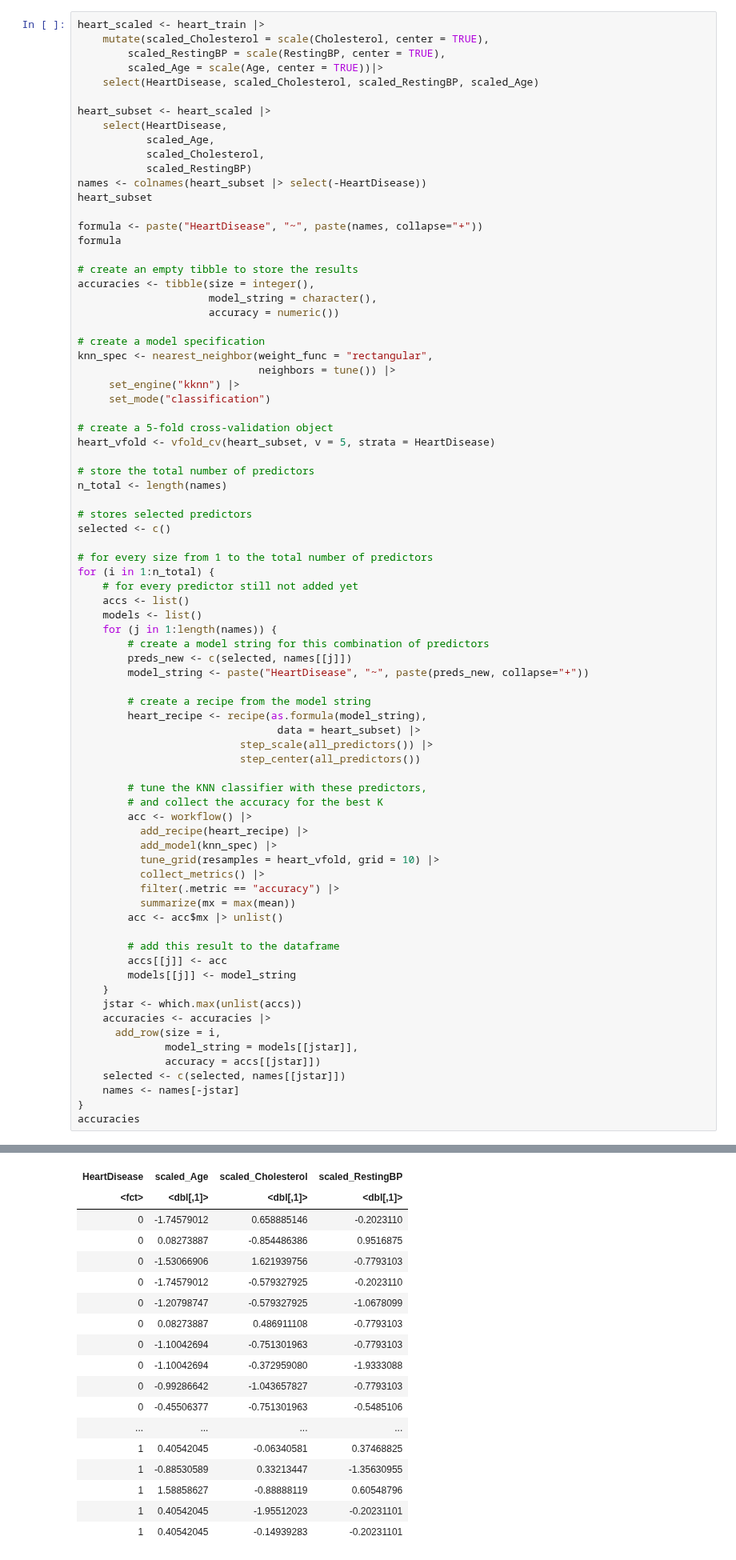
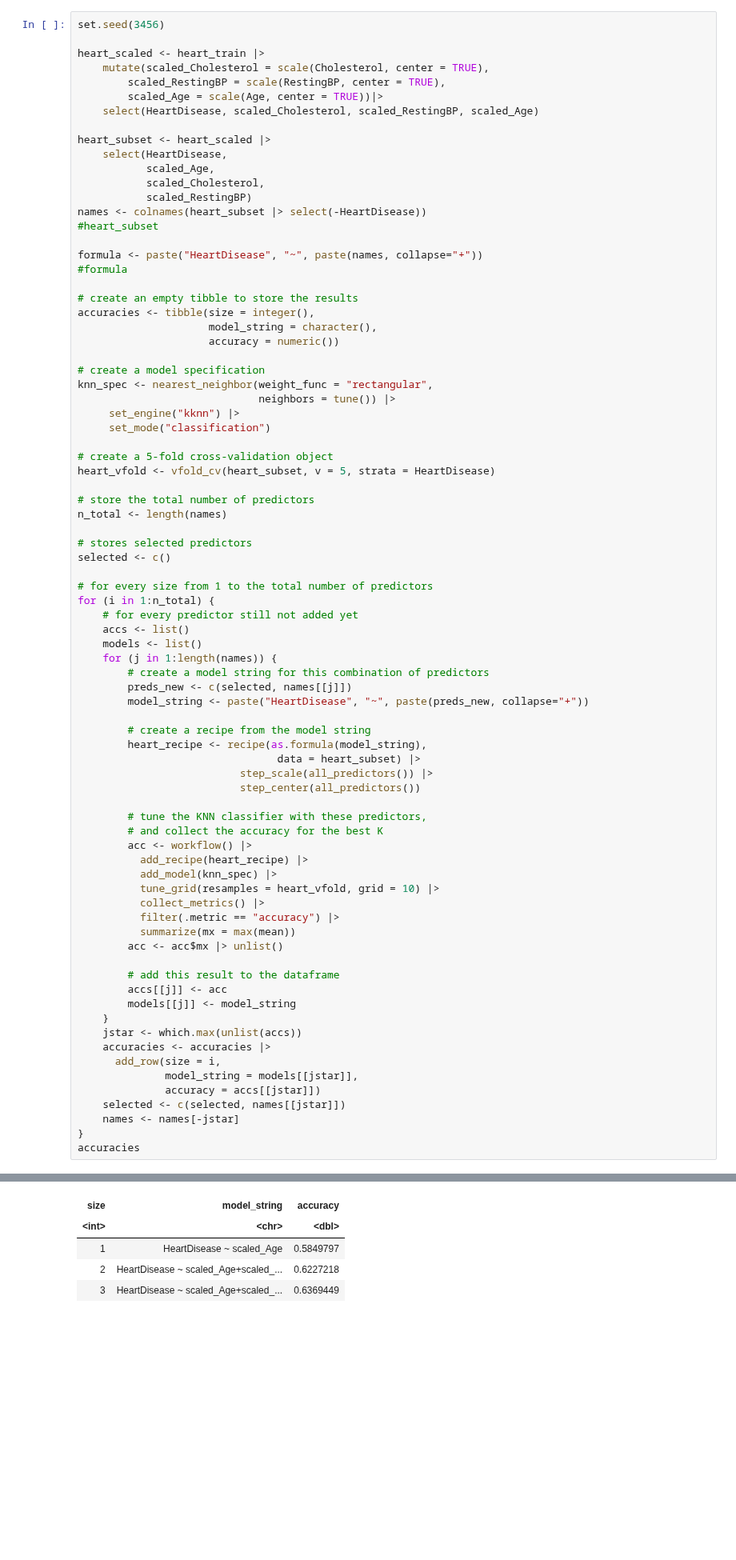
Before and after one commit to josephsoo/dsci_100_group_12, a Jupyter notebook: Project report.ipynb, the cells around one changed output, grey strips where cells are left out. Shown at 80% size. Drawn from its saved outputs; the diff is of its cells as text; blank space fills up the shorter version.

```diff
--- a/Project report.ipynb
+++ b/Project report.ipynb
@@ -236,4 +236,6 @@ Before we begin the construction of the prediction model, we want to see what co
 # %%
+set.seed(3456)
+
 heart_scaled <- heart_train |>
     mutate(scaled_Cholesterol = scale(Cholesterol, center = TRUE),
         scaled_RestingBP = scale(RestingBP, center = TRUE),
@@ -246,10 +248,10 @@ heart_subset <- heart_scaled |>
            scaled_Cholesterol,
            scaled_RestingBP)
 names <- colnames(heart_subset |> select(-HeartDisease))
-heart_subset
+#heart_subset
 
 formula <- paste("HeartDisease", "~", paste(names, collapse="+"))
-formula
+#formula
 
 # create an empty tibble to store the results
 accuracies <- tibble(size = integer(),
@@ -316,18 +318,5 @@ A tibble: 559 × 4
-| HeartDisease | scaled_Age | scaled_Cholesterol | scaled_RestingBP |
-| <fct> | <dbl[,1]> | <dbl[,1]> | <dbl[,1]> |
-| 0 | -1.74579012 | 0.658885146 | -0.2023110 |
-| 0 | 0.08273887 | -0.854486386 | 0.9516875 |
-| 0 | -1.53066906 | 1.621939756 | -0.7793103 |
-| 0 | -1.74579012 | -0.579327925 | -0.2023110 |
-| 0 | -1.20798747 | -0.579327925 | -1.0678099 |
-| 0 | 0.08273887 | 0.486911108 | -0.7793103 |
-| 0 | -1.10042694 | -0.751301963 | -0.7793103 |
-| 0 | -1.10042694 | -0.372959080 | -1.9333088 |
-| 0 | -0.99286642 | -1.043657827 | -0.7793103 |
-| 0 | -0.45506377 | -0.751301963 | -0.5485106 |
-| ... | ... | ... | ... |
-| 1 | 0.40542045 | -0.06340581 | 0.37468825 |
-| 1 | -0.88530589 | 0.33213447 | -1.35630955 |
-| 1 | 1.58858627 | -0.88888119 | 0.60548796 |
-| 1 | 0.40542045 | -1.95512023 | -0.20231101 |
-| 1 | 0.40542045 | -0.14939283 | -0.20231101 |
+| size | model_string | accuracy |
+| <int> | <chr> | <dbl> |
+| 1 | HeartDisease ~ scaled_Age | 0.5849797 |
+| 2 | HeartDisease ~ scaled_Age+scaled_... | 0.6227218 |
+| 3 | HeartDisease ~ scaled_Age+scaled_... | 0.6369449 |
```
Also changed, not shown: parts of 11 cells of this notebook.
